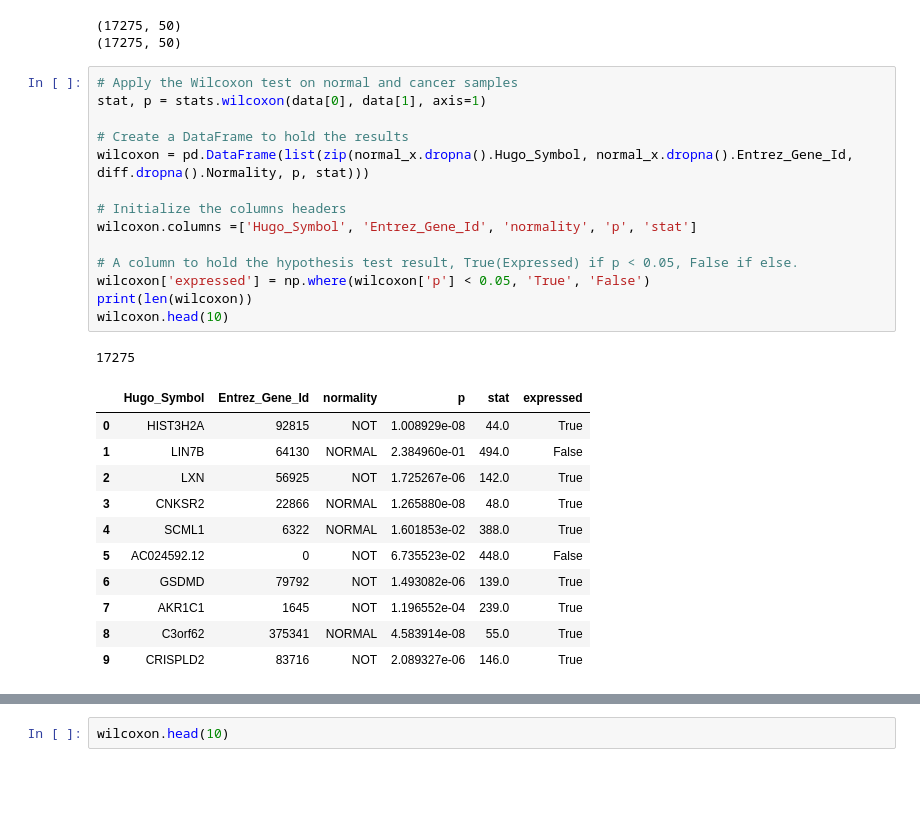
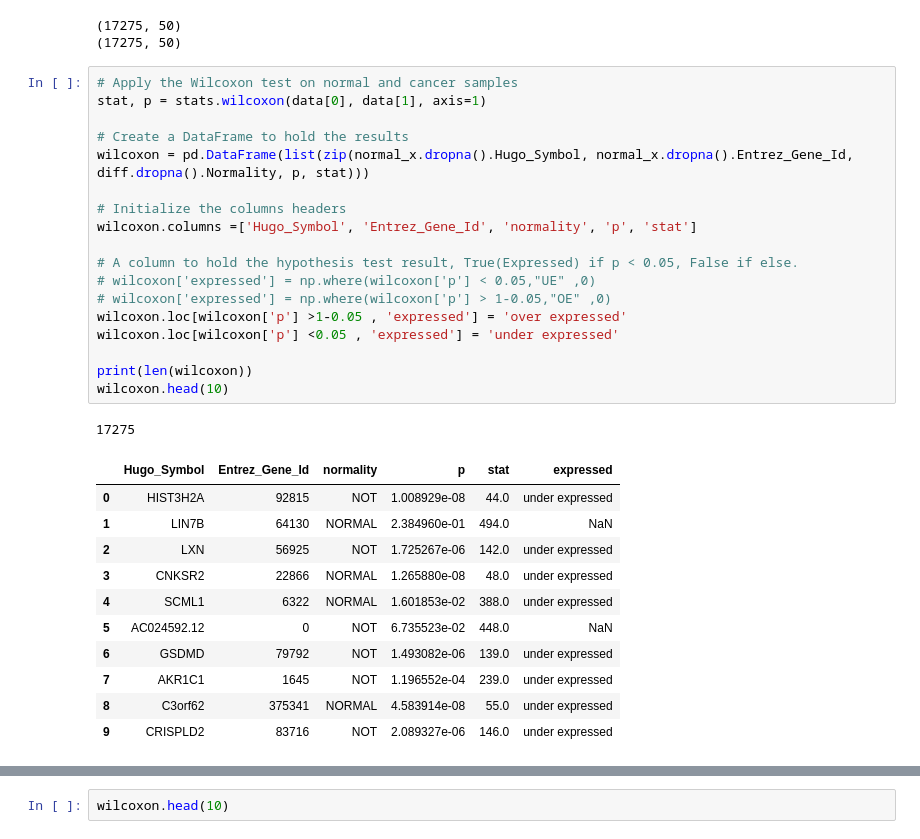
Before and after one commit to FatmaGad25/Bioinformatics_Final_project, a Jupyter notebook: final-I.ipynb, the cells around one changed output, grey strips where cells are left out. Cells and saved outputs as stored; diff of their text form; blank space fills up the shorter version.

```diff
--- a/final-I.ipynb
+++ b/final-I.ipynb
@@ -217,30 +217,34 @@ for df in data:
 # %%
 # Apply the Wilcoxon test on normal and cancer samples
 stat, p = stats.wilcoxon(data[0], data[1], axis=1)
 
 # Create a DataFrame to hold the results
 wilcoxon = pd.DataFrame(list(zip(normal_x.dropna().Hugo_Symbol, normal_x.dropna().Entrez_Gene_Id, diff.dropna().Normality, p, stat)))
 
 # Initialize the columns headers
 wilcoxon.columns =['Hugo_Symbol', 'Entrez_Gene_Id', 'normality', 'p', 'stat']
 
 # A column to hold the hypothesis test result, True(Expressed) if p < 0.05, False if else.
-wilcoxon['expressed'] = np.where(wilcoxon['p'] < 0.05, 'True', 'False')
+# wilcoxon['expressed'] = np.where(wilcoxon['p'] < 0.05,"UE" ,0)
+# wilcoxon['expressed'] = np.where(wilcoxon['p'] > 1-0.05,"OE" ,0)
+wilcoxon.loc[wilcoxon['p'] >1-0.05 , 'expressed'] = 'over expressed'
+wilcoxon.loc[wilcoxon['p'] <0.05 , 'expressed'] = 'under expressed'
+
 print(len(wilcoxon))
 wilcoxon.head(10)
 # %% [output]
 17275
 |  | Hugo_Symbol | Entrez_Gene_Id | normality | p | stat | expressed |
-| 0 | HIST3H2A | 92815 | NOT | 1.008929e-08 | 44.0 | True |
-| 1 | LIN7B | 64130 | NORMAL | 2.384960e-01 | 494.0 | False |
-| 2 | LXN | 56925 | NOT | 1.725267e-06 | 142.0 | True |
-| 3 | CNKSR2 | 22866 | NORMAL | 1.265880e-08 | 48.0 | True |
-| 4 | SCML1 | 6322 | NORMAL | 1.601853e-02 | 388.0 | True |
-| 5 | AC024592.12 | 0 | NOT | 6.735523e-02 | 448.0 | False |
-| 6 | GSDMD | 79792 | NOT | 1.493082e-06 | 139.0 | True |
-| 7 | AKR1C1 | 1645 | NOT | 1.196552e-04 | 239.0 | True |
-| 8 | C3orf62 | 375341 | NORMAL | 4.583914e-08 | 55.0 | True |
-| 9 | CRISPLD2 | 83716 | NOT | 2.089327e-06 | 146.0 | True |
+| 0 | HIST3H2A | 92815 | NOT | 1.008929e-08 | 44.0 | under expressed |
+| 1 | LIN7B | 64130 | NORMAL | 2.384960e-01 | 494.0 | NaN |
+| 2 | LXN | 56925 | NOT | 1.725267e-06 | 142.0 | under expressed |
+| 3 | CNKSR2 | 22866 | NORMAL | 1.265880e-08 | 48.0 | under expressed |
+| 4 | SCML1 | 6322 | NORMAL | 1.601853e-02 | 388.0 | under expressed |
+| 5 | AC024592.12 | 0 | NOT | 6.735523e-02 | 448.0 | NaN |
+| 6 | GSDMD | 79792 | NOT | 1.493082e-06 | 139.0 | under expressed |
+| 7 | AKR1C1 | 1645 | NOT | 1.196552e-04 | 239.0 | under expressed |
+| 8 | C3orf62 | 375341 | NORMAL | 4.583914e-08 | 55.0 | under expressed |
+| 9 | CRISPLD2 | 83716 | NOT | 2.089327e-06 | 146.0 | under expressed |
 # %%
 # For more Accurate(confident) decision, we'll apply FDR Correction
 wilcoxon['fdr_hypothesis'] = fdr(p)[0].astype(str)
```
Also changed, not shown: parts of 5 cells of this notebook, 2 other files.
